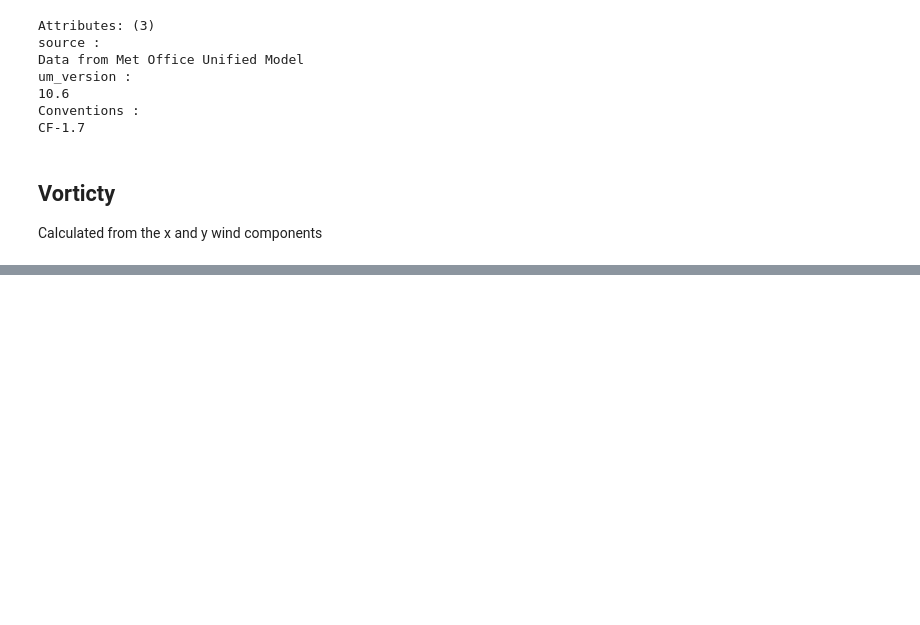
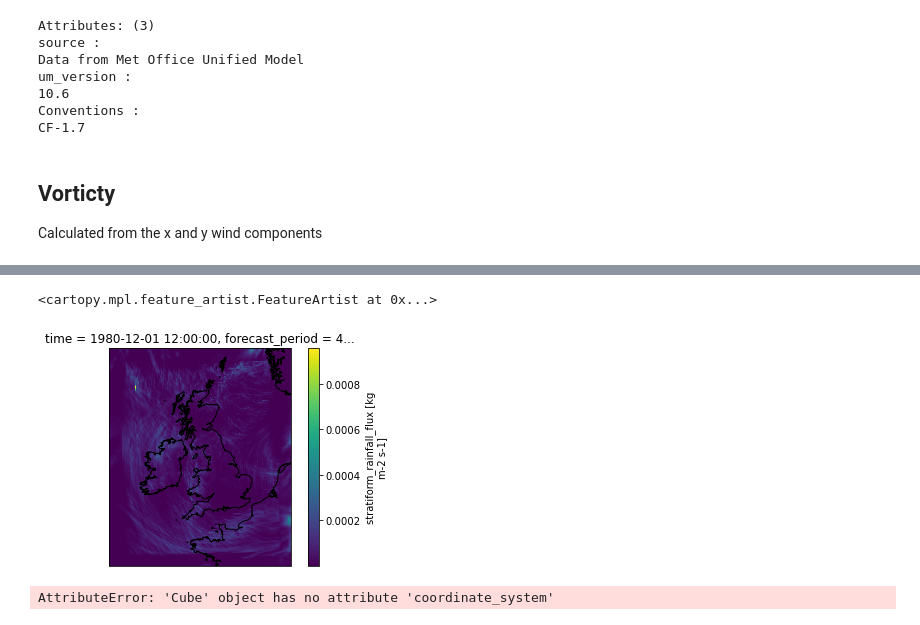
Before and after one commit to henryaddison/ml-downscaling-emulation, a Jupyter notebook: notebooks/learning/feature engineering.ipynb, the cells around one changed output, grey strips where cells are left out. Cells and saved outputs as stored; diff of their text form; code cells hidden in the pictures; blank space fills up the shorter version.

```diff
--- a/notebooks/learning/feature engineering.ipynb
+++ b/notebooks/learning/feature engineering.ipynb
@@ -491,0 +452,11 @@ time: mean (interval: 1 hour)
+# %%
+ax = plt.axes(projection=cp_model_rotated_pole)
+lsrain_ds.isel(time=0)['stratiform_rainfall_flux'].plot(ax=ax)
+ax.coastlines()
+# %% [output]
+<cartopy.mpl.feature_artist.FeatureArtist at 0x...>
+[figure, added]
+# %%
+xwind_cube[0].coordinate_system
+# %% [output]
+AttributeError: 'Cube' object has no attribute 'coordinate_system'
```
Also changed, not shown: parts of 81 cells of this notebook, 10 other files.
